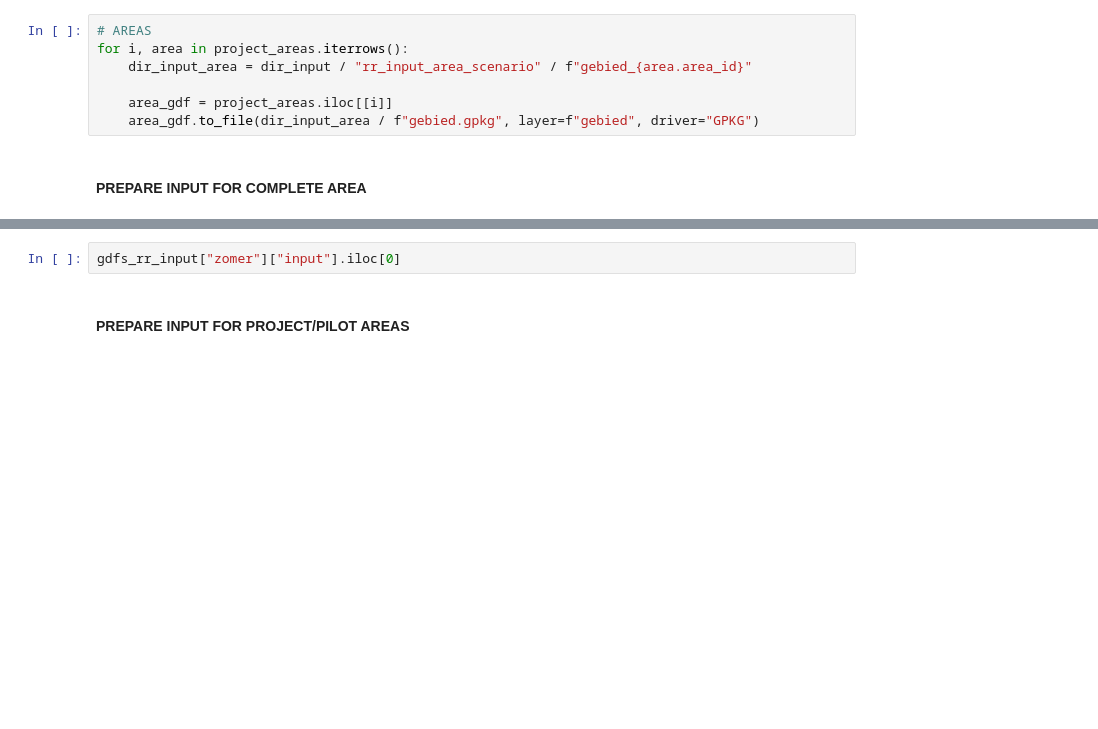
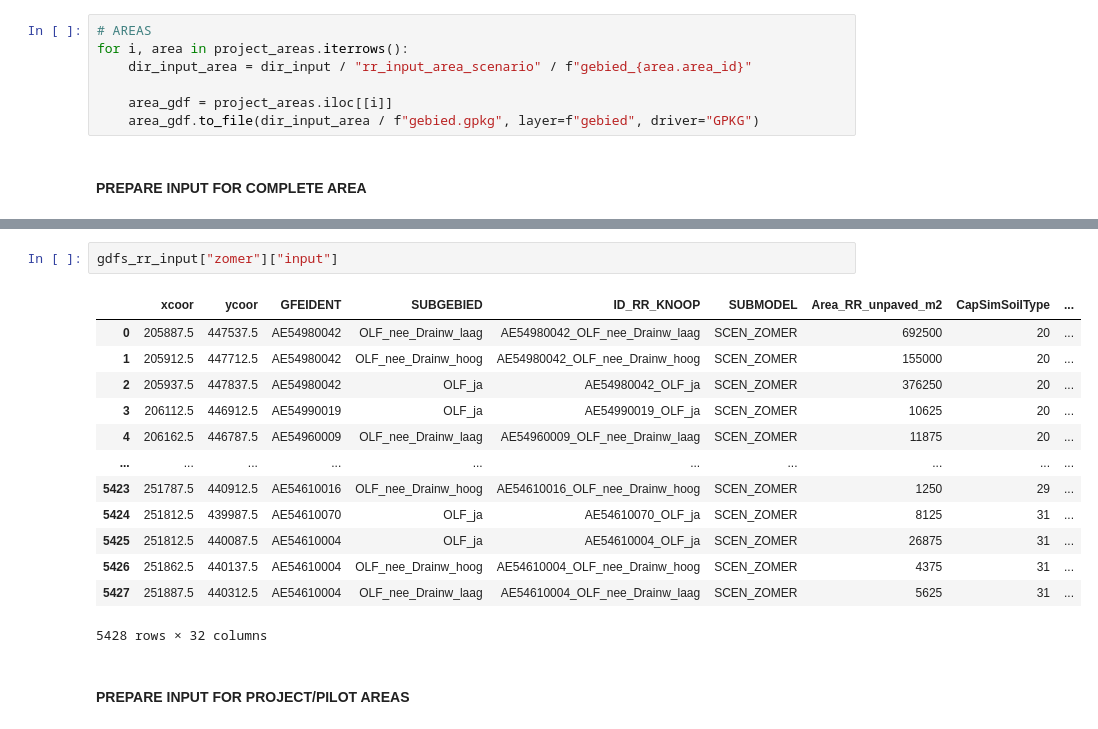
Before and after one commit to Sweco-NL/WRIJ_RR_Unpaved_methode, a Jupyter notebook: notebooks/RR_01_genereer_input_unpaved_ernst_seepage_meteo_nieuw.ipynb, the cells around one changed output, grey strips where cells are left out. Cells and saved outputs as stored; diff of their text form; blank space fills up the shorter version.

```diff
--- a/notebooks/RR_01_genereer_input_unpaved_ernst_seepage_meteo_nieuw.ipynb
+++ b/notebooks/RR_01_genereer_input_unpaved_ernst_seepage_meteo_nieuw.ipynb
@@ -308,5 +316,19 @@ for scenario in list_scenarios:
 # %%
-gdfs_rr_input["zomer"]["input"].iloc[0]
+gdfs_rr_input["zomer"]["input"]
+# %% [output]
+|  | xcoor | ycoor | GFEIDENT | SUBGEBIED | ID_RR_KNOOP | SUBMODEL | Area_RR_unpaved_m2 | CapSimSoilType | ... |
+| 0 | 205887.5 | 447537.5 | AE54980042 | OLF_nee_Drainw_laag | AE54980042_OLF_nee_Drainw_laag | SCEN_ZOMER | 692500 | 20 | ... |
+| 1 | 205912.5 | 447712.5 | AE54980042 | OLF_nee_Drainw_hoog | AE54980042_OLF_nee_Drainw_hoog | SCEN_ZOMER | 155000 | 20 | ... |
+| 2 | 205937.5 | 447837.5 | AE54980042 | OLF_ja | AE54980042_OLF_ja | SCEN_ZOMER | 376250 | 20 | ... |
+| 3 | 206112.5 | 446912.5 | AE54990019 | OLF_ja | AE54990019_OLF_ja | SCEN_ZOMER | 10625 | 20 | ... |
+| 4 | 206162.5 | 446787.5 | AE54960009 | OLF_nee_Drainw_laag | AE54960009_OLF_nee_Drainw_laag | SCEN_ZOMER | 11875 | 20 | ... |
+| ... | ... | ... | ... | ... | ... | ... | ... | ... | ... |
+| 5423 | 251787.5 | 440912.5 | AE54610016 | OLF_nee_Drainw_hoog | AE54610016_OLF_nee_Drainw_hoog | SCEN_ZOMER | 1250 | 29 | ... |
+| 5424 | 251812.5 | 439987.5 | AE54610070 | OLF_ja | AE54610070_OLF_ja | SCEN_ZOMER | 8125 | 31 | ... |
+| 5425 | 251812.5 | 440087.5 | AE54610004 | OLF_ja | AE54610004_OLF_ja | SCEN_ZOMER | 26875 | 31 | ... |
+| 5426 | 251862.5 | 440137.5 | AE54610004 | OLF_nee_Drainw_hoog | AE54610004_OLF_nee_Drainw_hoog | SCEN_ZOMER | 4375 | 31 | ... |
+| 5427 | 251887.5 | 440312.5 | AE54610004 | OLF_nee_Drainw_laag | AE54610004_OLF_nee_Drainw_laag | SCEN_ZOMER | 5625 | 31 | ... |
+5428 rows × 32 columns
 # %% [markdown]
 #### PREPARE INPUT FOR PROJECT/PILOT AREAS
 # %%
```
Also changed, not shown: parts of 2 cells of this notebook, 4 other files.
